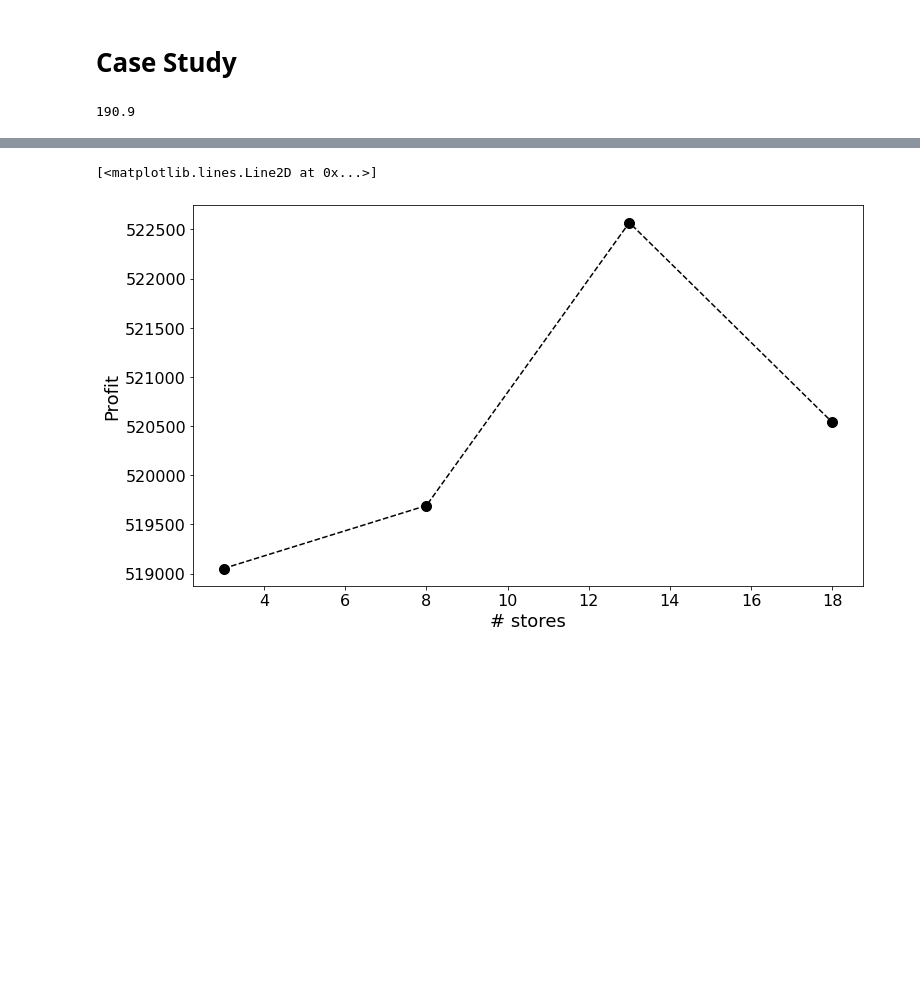
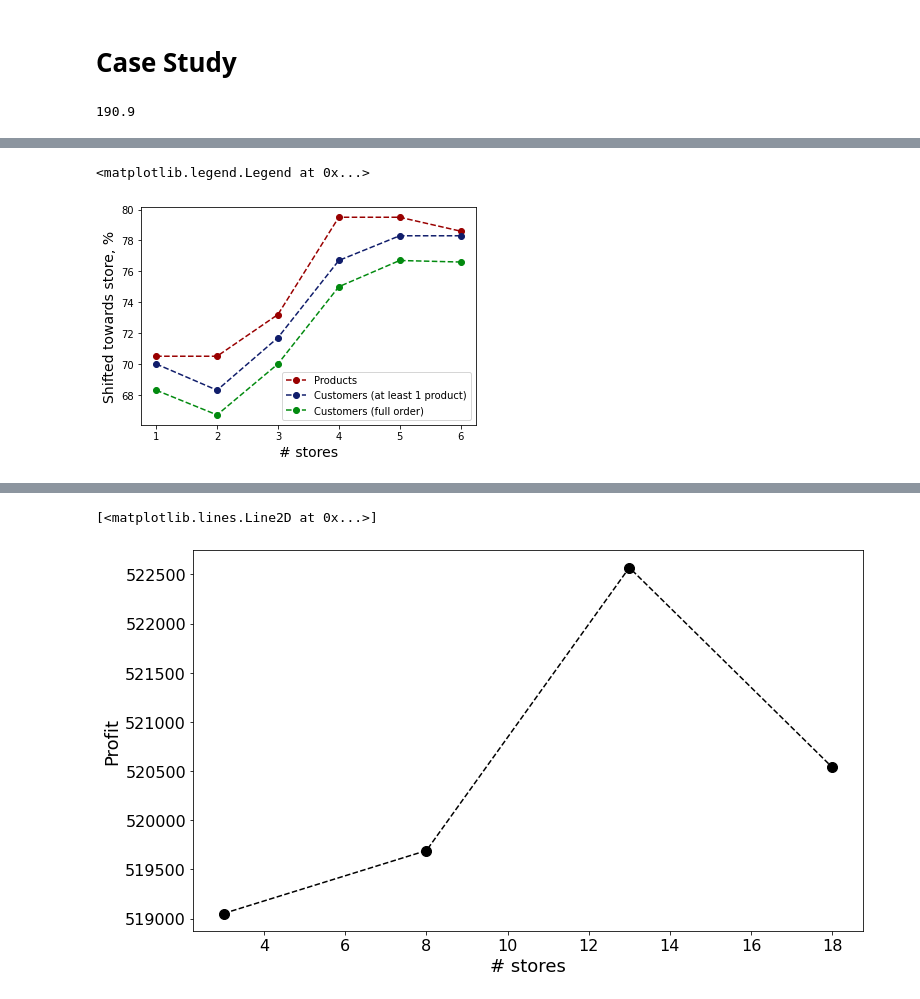
Before and after one commit to riabova/bilevel_pricing, a Jupyter notebook: code/python/plots.ipynb, the cells around one changed output, grey strips where cells are left out. Drawn from its saved outputs; the diff is of its cells as text; code cells hidden in the pictures; blank space fills up the shorter version.

```diff
--- a/code/python/plots.ipynb
+++ b/code/python/plots.ipynb
@@ -44,0 +68,14 @@ plt.show()
+# %%
+pprods = [70.5, 70.5, 73.2, 79.5, 79.5, 78.6]
+pcusts = [70, 68.3, 71.7, 76.7, 78.3, 78.3]
+pcustfull = [68.3, 66.7, 70, 75, 76.7, 76.6]
+# %%
+plt.plot(range(1, 7), pprods, linestyle="--", marker="o", color="#990000", label="Products")
+plt.plot(range(1, 7), pcusts, linestyle="--", marker="o", color="#101D6B", label="Customers (at least 1 product)")
+plt.plot(range(1, 7), pcustfull, linestyle="--", marker="o", color="#028A0F", label="Customers (full order)")
+plt.ylabel("Shifted towards store, %", fontsize=14)
+plt.xlabel("# stores", fontsize=14)
+plt.legend()
+# %% [output]
+<matplotlib.legend.Legend at 0x...>
+[figure, added]
```
Also changed, not shown: parts of 9 cells of this notebook, 23 other files.
